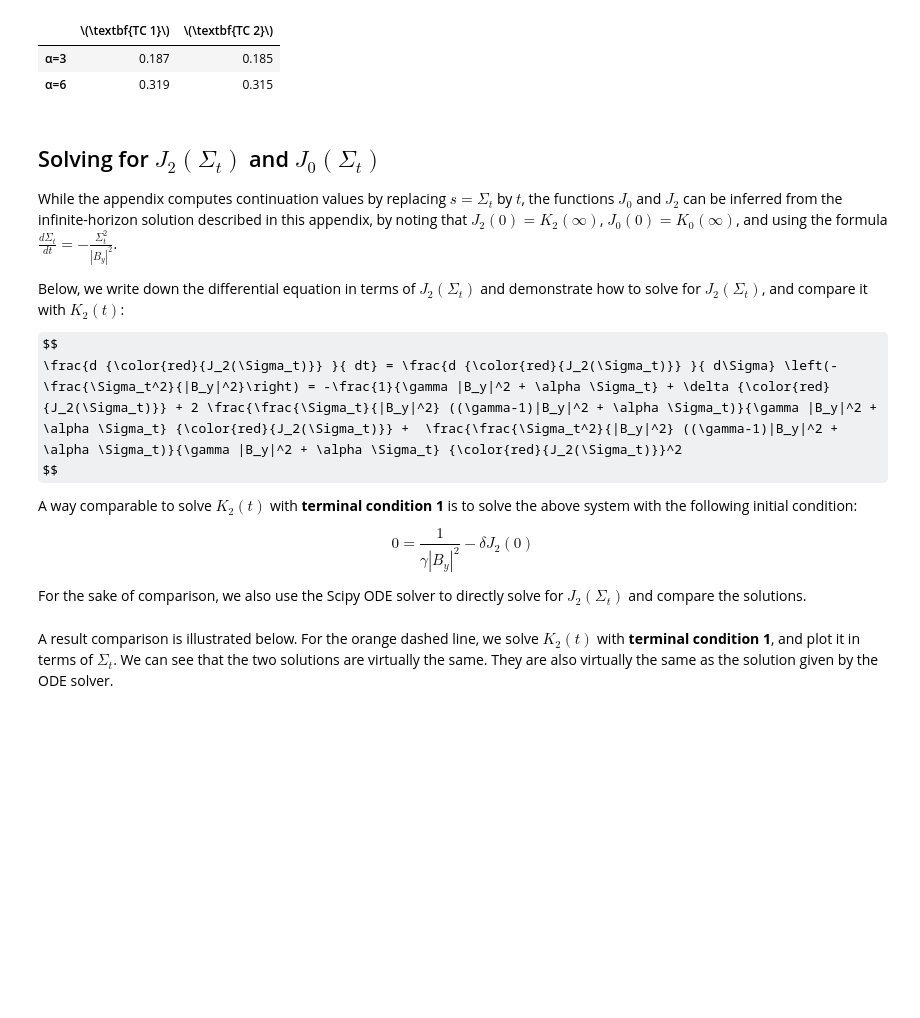
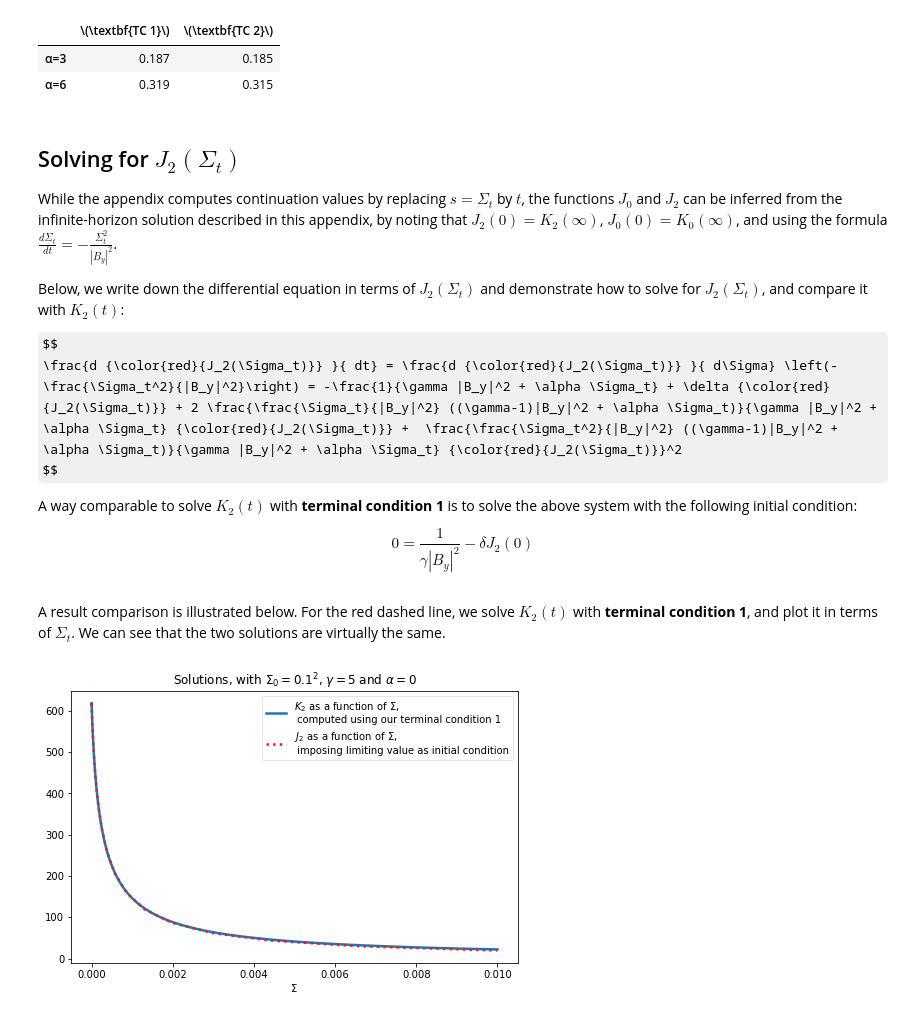
Before and after one commit to lphansen/PortfolioChoice, a Jupyter notebook: PortfolioSolution.ipynb, the cells around one changed output. Cells and saved outputs as stored; diff of their text form; code cells hidden in the pictures; some formulas as TeX source; blank space fills up the shorter version.

```diff
--- a/PortfolioSolution.ipynb
+++ b/PortfolioSolution.ipynb
@@ -696,7 +622,7 @@ Table 3
 | α=3 | 0.187 | 0.185 |
 | α=6 | 0.319 | 0.315 |
 # %% [markdown]
-## Solving for $J_2 (\Sigma_t)$ and $J_0(\Sigma_t)$
+## Solving for $J_2 (\Sigma_t)$
 
 While the appendix computes continuation values by replacing $s = \Sigma_t$ by $t$, the functions $J_0$
 and $J_2$ can be inferred from the infinite-horizon solution described in this appendix, by noting that $J_2(0) = K_2(\infty)$, $J_0(0) = K_0(\infty)$, and using the formula $\frac{d\Sigma_t}{dt} = -\frac{\Sigma_t^2}{|B_y|^2}$.
@@ -712,5 +638,3 @@ A way comparable to solve $K_2(t)$ with **terminal condition 1** is to solve the
 $$
 0 = \frac{1}{\gamma |B_y|^2} - \delta J_2(0)
 $$
-
-For the sake of comparison, we also use the Scipy ODE solver to directly solve for $J_2(\Sigma_t)$ and compare the solutions.
@@ -751,12 +641,3 @@ def solve_J2(Σt, initial, args):
-# %%
-γ = 5
-α = 0
-sigma = simulate_Σ(1_00_000, 0.1, args=(Σ0, B_y, γ, α, δ, r))
-kk2, kk0 = simulate_K0(1_00_000, 0.1, args=(Σ0, B_y, γ, α, δ, r), limitingTerm=True)
-sigma_25 = simulate_Σ(25, 0.01, args=(Σ0, B_y, γ, α, δ, r))
-k2, k0 = simulate_K0(25, 0.01, args=(Σ0, B_y, γ, α, δ, r))
-j2, Σ, Δ = solve_J2(sigma, initial=(True, kk2[0]), args= (Σ0, B_y, γ, α, δ, r))
-jj2, ΣΣ, ΔΔ = solve_J2(sigma, initial=(False, kk2[0]), args= (Σ0, B_y, γ, α, δ, r))
 # %%
 def f_J2(Σ, J2, *args):
     B_y, γ, α, δ = args
@@ -770,14 +651,18 @@ args = B_y, γ, α, δ
 J2_sol = solve_ivp(f_J2, [1e-9, Σ0], [1/(δ*γ*B_y**2)], args=args)
 # %% [markdown]
 A result comparison is illustrated below.
-For the orange dashed line, we solve $K_2(t)$ with **terminal condition 1**, and plot it in terms of $\Sigma_t$.
-We can see that the two solutions are virtually the same. They are also virtually the same as the solution given by the ODE solver.
+For the red dashed line, we solve $K_2(t)$ with **terminal condition 1**, and plot it in terms of $\Sigma_t$.
+We can see that the two solutions are virtually the same.
 # %%
 plt.figure(figsize=(8,5))
-plt.plot(Σ, j2, label="$J_2$ as a function of $\Sigma$, \n imposing limiting value as initial condition ")
-plt.plot(sigma, kk2, label="$K_2$ as a function of $\Sigma$, \n computed using our terminal conditions", linestyle="dashed")
-plt.plot(J2_sol.t, J2_sol.y.flatten(), label = "$J_2$ as a function of $\Sigma$ (using ODE solver), \n imposing limiting value as initial condition", linestyle = "dotted")
+plt.plot(B_y**2 * Σ0 / (K̃2_lim.t * Σ0 + B_y**2), K2_lim,
+         label="$K_2$ as a function of $\Sigma$, \n computed using our terminal condition 1")
+plt.plot(J2_sol.t, J2_sol.y.flatten(),
+         label = "$J_2$ as a function of $\Sigma$, \n imposing limiting value as initial condition",
+         linestyle = "dotted", color="C3")
 plt.legend(loc=1)
 plt.xlabel("Σ")
 plt.title("Solutions, with $Σ_0 = 0.1^2$, $γ= 5$ and $α = 0$")
 plt.show()
+# %% [output]
+[figure, added]
```
Also changed, not shown: parts of 10 cells of this notebook.
